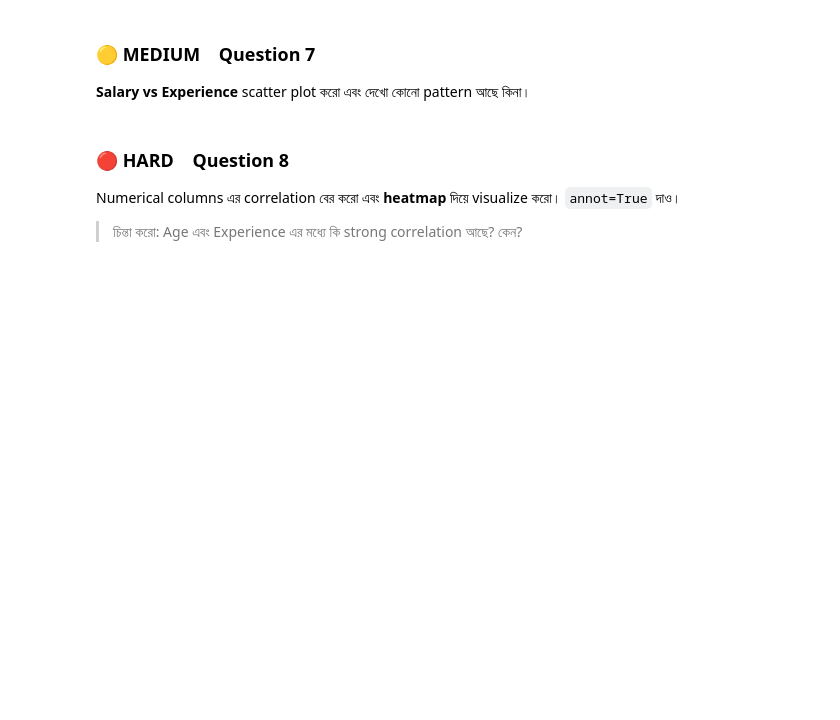
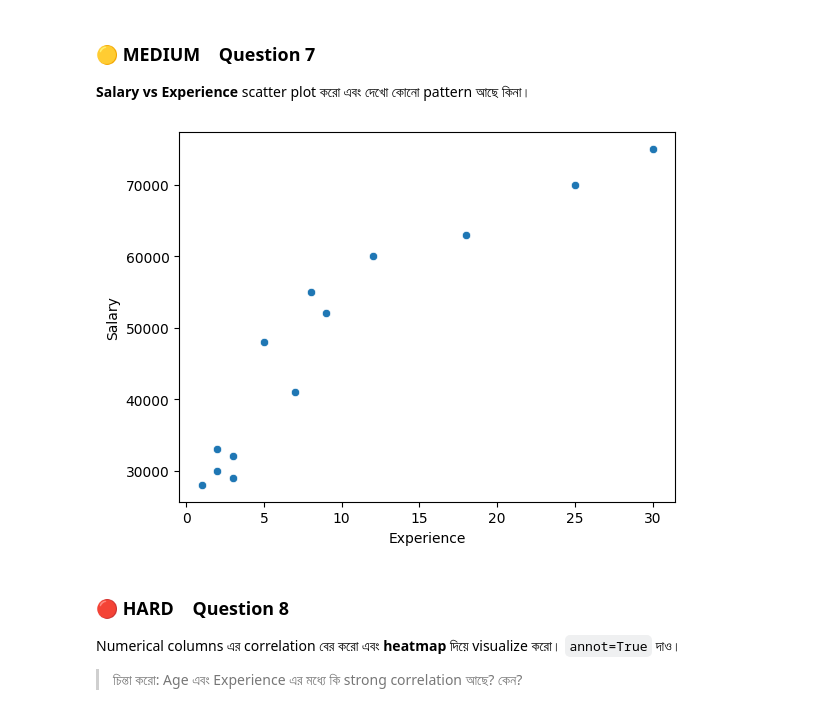
Before and after one commit to AR-Ashik-9997/Phitron-practice-problem, a Jupyter notebook: Beginner_Friendly_Practice_Set.ipynb, the cells around one changed output. Drawn from its saved outputs; the diff is of its cells as text; code cells hidden in the pictures; blank space fills up the shorter version.

```diff
--- a/Beginner_Friendly_Practice_Set.ipynb
+++ b/Beginner_Friendly_Practice_Set.ipynb
@@ -86,6 +136,10 @@ Dataset এর **statistical summary** দেখাও — mean, std, min, max
 # %%
 # YOUR CODE HERE
 # Hint: sns.scatterplot(data=df, x='Experience', y='Salary')
+sns.scatterplot(data=df,x='Experience',y='Salary')
+plt.show()
+# %% [output]
+[figure, added]
 # %% [markdown]
 ### 🔴 HARD &nbsp;&nbsp; Question 8
 Numerical columns এর correlation বের করো এবং **heatmap** দিয়ে visualize করো। `annot=True` দাও।
```
Also changed, not shown: parts of 22 cells of this notebook.
